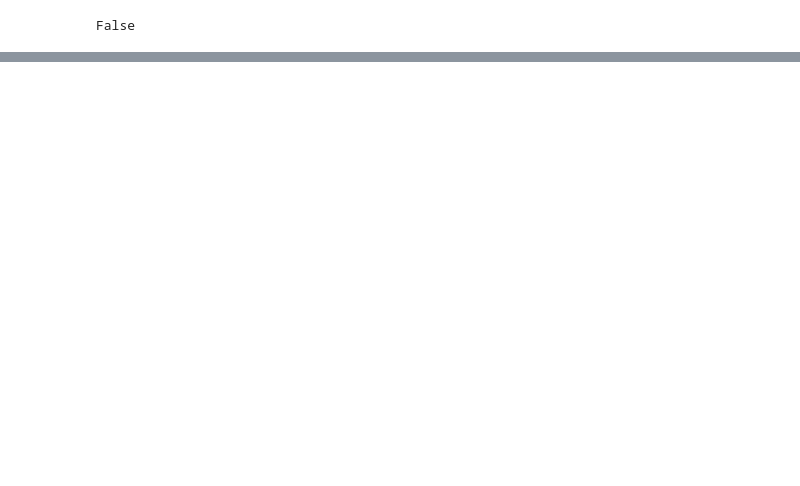
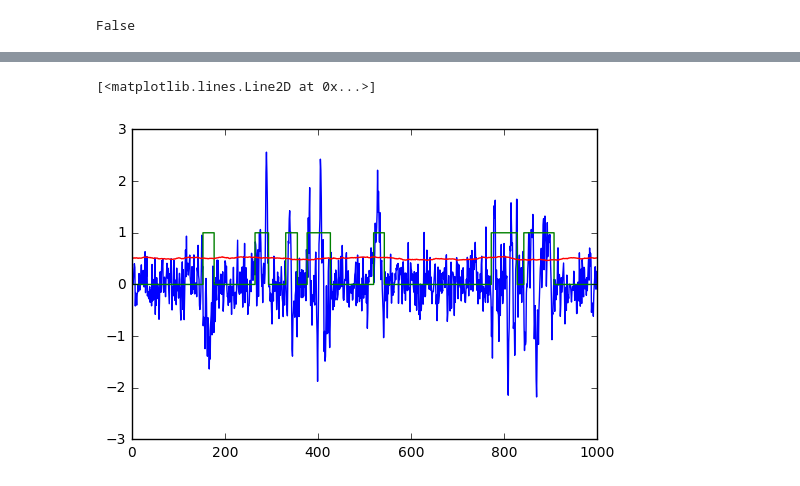
Before and after one commit to hstrey/metabolic-HMM, a Jupyter notebook: toy model.ipynb, the cells around one changed output, grey strips where cells are left out. Cells and saved outputs as stored; diff of their text form; code cells hidden in the pictures; blank space fills up the shorter version.

```diff
--- a/toy model.ipynb
+++ b/toy model.ipynb
@@ -243,0 +264,8 @@ Optimization terminated successfully.
+# %%
+sample_avg=np.average(trace['states'][1000:],axis=0)
+plt.plot(simple_sample[:1000])
+plt.plot(sample[:1000], drawstyle='steps-mid')
+plt.plot(sample_avg)
+# %% [output]
+[<matplotlib.lines.Line2D at 0x...>]
+[figure, added]
```
Also changed, not shown: parts of 6 cells of this notebook.
